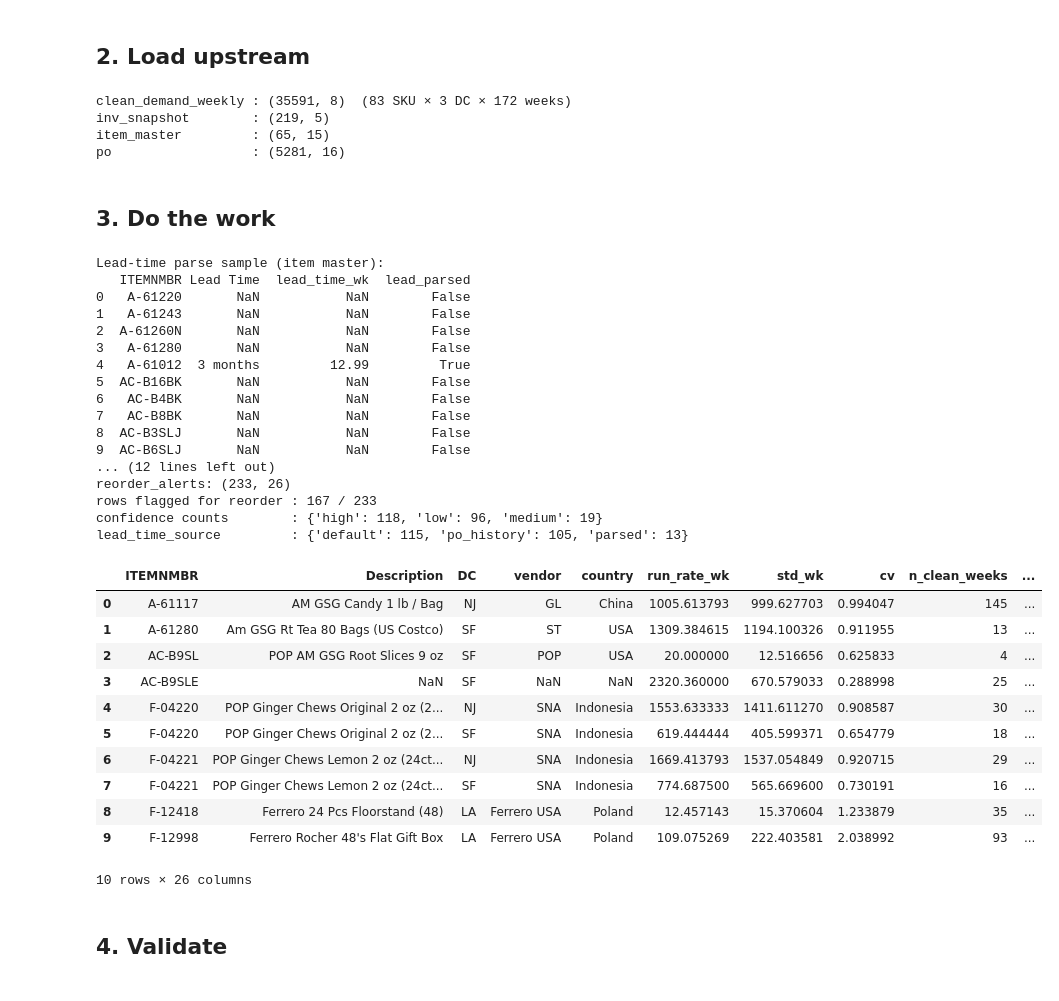
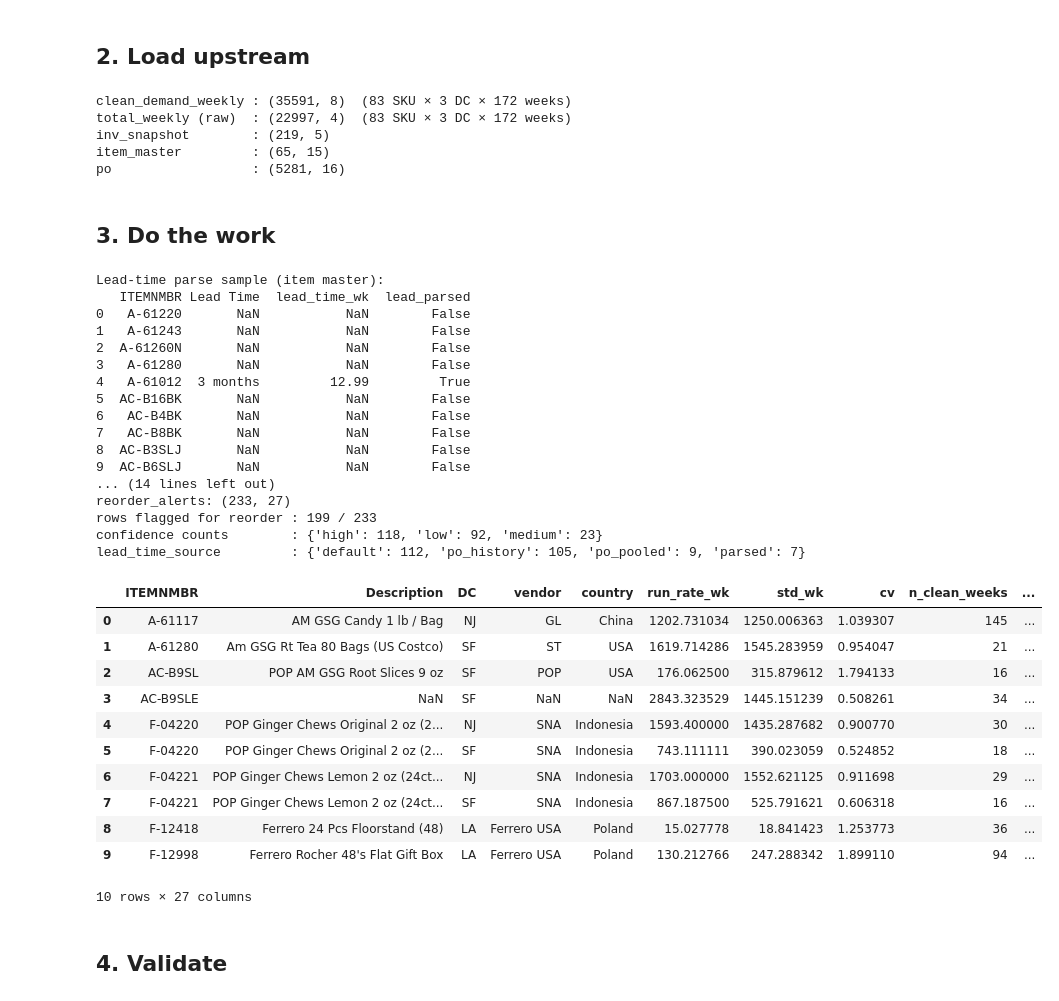
Before and after one commit to binkybarnes/pop_prompt2, a Jupyter notebook: pipeline/09_reorder_alerts.ipynb, the cells around one changed output. Saved outputs shown, nothing was run; the diff lists cells and outputs as text; code cells hidden in the pictures.

```diff
--- a/pipeline/09_reorder_alerts.ipynb
+++ b/pipeline/09_reorder_alerts.ipynb
@@ -67,14 +67,34 @@ inv    = pd.read_parquet(ART / 'inv_snapshot.parquet')
 im     = pd.read_parquet(ART / 'item_master.parquet')
 po     = pd.read_parquet(ART / 'po.parquet')
 
+# Build TOTAL weekly outflow (raw sales incl. promos + markdowns) for reorder
+# math. Why not clean_demand_weekly: the warehouse drains at total outflow,
+# not cleaned demand. T-32206 SF: clean ≈ 5k/wk but raw ≈ 9k/wk — the gap
+# systematically eats safety stock every lead cycle. Validated in backtest
+# (notebook 10): switching to total_weekly lifts p90 recall 83% → 100% and
+# keeps simulated on-hand above zero. Clean demand stays the input for
+# forecasts / elasticity where we want to exclude known-cause demand spikes.
+sales = pd.read_parquet(ART / 'sales.parquet')
+sales['QTY_BASE']   = sales['QUANTITY_adj'].astype(float) * sales['QTYBSUOM'].fillna(1).astype(float)
+sales['DC']         = sales['LOCNCODE'].astype(str).map(DC_MAP)
+sales               = sales.dropna(subset=['DC'])
+sales['week_start'] = pd.to_datetime(sales['DOCDATE']).dt.to_period('W-SUN').dt.start_time
+total_weekly = (sales.groupby(['ITEMNMBR', 'DC', 'week_start'], as_index=False)['QTY_BASE']
+                     .sum()
+                     .rename(columns={'QTY_BASE': 'qty_base'}))
+
 print(f'clean_demand_weekly : {weekly.shape}  '
       f'({weekly["ITEMNMBR"].nunique()} SKU × {weekly["DC"].nunique()} DC × '
       f'{weekly["week_start"].nunique()} weeks)')
+print(f'total_weekly (raw)  : {total_weekly.shape}  '
+      f'({total_weekly["ITEMNMBR"].nunique()} SKU × {total_weekly["DC"].nunique()} DC × '
+      f'{total_weekly["week_start"].nunique()} weeks)')
 print(f'inv_snapshot        : {inv.shape}')
 print(f'item_master         : {im.shape}')
 print(f'po                  : {po.shape}')
 # %% [output]
 clean_demand_weekly : (35591, 8)  (83 SKU × 3 DC × 172 weeks)
+total_weekly (raw)  : (22997, 4)  (83 SKU × 3 DC × 172 weeks)
 inv_snapshot        : (219, 5)
 item_master         : (65, 15)
 po                  : (5281, 16)
@@ -84,55 +104,57 @@ po                  : (5281, 16)
 # Sanity-peek the upstream lookups that feed the alert builder before we
 # collapse it all into one call. Useful for buyer-facing "where did that
 # come from" questions and for diagnosing low-confidence rows later.
 im_p = prepare_item_master(im)
 print('Lead-time parse sample (item master):')
 print(im_p[['ITEMNMBR', 'Lead Time', 'lead_time_wk', 'lead_parsed']].head(10).to_string())
 print(f'\nparsed ok : {int(im_p["lead_parsed"].sum())} / {len(im_p)}')
 print(f'null      : {int(im_p["Lead Time"].isna().sum())}')
 
-po_lead = compute_lead_time_from_po(po, DC_MAP)
-print(f'\nPO-history lead coverage (≥{MIN_POS_FOR_LEAD} POs): {len(po_lead)} lanes')
-print(po_lead[po_lead['ITEMNMBR'] == 'T-32206'][['ITEMNMBR', 'DC', 'lead_time_days_med', 'n_pos', 'lead_time_wk_po']].to_string())
+po_dc, po_sku = compute_lead_time_from_po(po, DC_MAP)
+print(f'\nPO-history lead coverage (≥{MIN_POS_FOR_LEAD} POs per lane): {len(po_dc)} lanes')
+print(po_dc[po_dc['ITEMNMBR'] == 'T-32206'][['ITEMNMBR', 'DC', 'lead_time_days_med', 'n_pos', 'lead_time_wk_po']].to_string())
+print(f'\nPO-history pooled lead (≥2 POs per SKU across DCs): {len(po_sku)} SKUs')
 
-dc_stats = compute_dc_stats(weekly)
-print(f'\ndc_stats shape : {dc_stats.shape}')
+# Run the alert builder on TOTAL weekly outflow — this is the production feed.
+dc_stats = compute_dc_stats(total_weekly)
+print(f'\ndc_stats (total): {dc_stats.shape}')
 
-alerts = build_reorder_alerts(weekly, inv, im, po=po, dc_map=DC_MAP)
+alerts = build_reorder_alerts(total_weekly, inv, im, po=po, dc_map=DC_MAP)
 print(f'\nreorder_alerts: {alerts.shape}')
 print(f'rows flagged for reorder : {int(alerts["reorder_flag"].sum())} / {len(alerts)}')
 print(f'confidence counts        : {alerts["confidence"].value_counts().to_dict()}')
 print(f'lead_time_source         : {alerts["lead_time_source"].value_counts().to_dict()}')
 alerts.head(10)
 # %% [output]
 Lead-time parse sample (item master):
    ITEMNMBR Lead Time  lead_time_wk  lead_parsed
 0   A-61220       NaN           NaN        False
 1   A-61243       NaN           NaN        False
 2  A-61260N       NaN           NaN        False
 3   A-61280       NaN           NaN        False
 4   A-61012  3 months         12.99         True
 5  AC-B16BK       NaN           NaN        False
 6   AC-B4BK       NaN           NaN        False
 7   AC-B8BK       NaN           NaN        False
 8  AC-B3SLJ       NaN           NaN        False
 9  AC-B6SLJ       NaN           NaN        False
-... (12 lines left out)
-reorder_alerts: (233, 26)
-rows flagged for reorder : 167 / 233
-confidence counts        : {'high': 118, 'low': 96, 'medium': 19}
-lead_time_source         : {'default': 115, 'po_history': 105, 'parsed': 13}
+... (14 lines left out)
+reorder_alerts: (233, 27)
+rows flagged for reorder : 199 / 233
+confidence counts        : {'high': 118, 'low': 92, 'medium': 23}
+lead_time_source         : {'default': 112, 'po_history': 105, 'po_pooled': 9, 'parsed': 7}
 |  | ITEMNMBR | Description | DC | vendor | country | run_rate_wk | std_wk | cv | n_clean_weeks | ... |
-| 0 | A-61117 | AM GSG Candy 1 lb / Bag | NJ | GL | China | 1005.613793 | 999.627703 | 0.994047 | 145 | ... |
-| 1 | A-61280 | Am GSG Rt Tea 80 Bags (US Costco) | SF | ST | USA | 1309.384615 | 1194.100326 | 0.911955 | 13 | ... |
-| 2 | AC-B9SL | POP AM GSG Root Slices 9 oz | SF | POP | USA | 20.000000 | 12.516656 | 0.625833 | 4 | ... |
-| 3 | AC-B9SLE | NaN | SF | NaN | NaN | 2320.360000 | 670.579033 | 0.288998 | 25 | ... |
-| 4 | F-04220 | POP Ginger Chews Original 2 oz (2... | NJ | SNA | Indonesia | 1553.633333 | 1411.611270 | 0.908587 | 30 | ... |
-| 5 | F-04220 | POP Ginger Chews Original 2 oz (2... | SF | SNA | Indonesia | 619.444444 | 405.599371 | 0.654779 | 18 | ... |
-| 6 | F-04221 | POP Ginger Chews Lemon 2 oz (24ct... | NJ | SNA | Indonesia | 1669.413793 | 1537.054849 | 0.920715 | 29 | ... |
-| 7 | F-04221 | POP Ginger Chews Lemon 2 oz (24ct... | SF | SNA | Indonesia | 774.687500 | 565.669600 | 0.730191 | 16 | ... |
-| 8 | F-12418 | Ferrero 24 Pcs Floorstand (48) | LA | Ferrero USA | Poland | 12.457143 | 15.370604 | 1.233879 | 35 | ... |
-| 9 | F-12998 | Ferrero Rocher 48's Flat Gift Box | LA | Ferrero USA | Poland | 109.075269 | 222.403581 | 2.038992 | 93 | ... |
+| 0 | A-61117 | AM GSG Candy 1 lb / Bag | NJ | GL | China | 1202.731034 | 1250.006363 | 1.039307 | 145 | ... |
+| 1 | A-61280 | Am GSG Rt Tea 80 Bags (US Costco) | SF | ST | USA | 1619.714286 | 1545.283959 | 0.954047 | 21 | ... |
+| 2 | AC-B9SL | POP AM GSG Root Slices 9 oz | SF | POP | USA | 176.062500 | 315.879612 | 1.794133 | 16 | ... |
+| 3 | AC-B9SLE | NaN | SF | NaN | NaN | 2843.323529 | 1445.151239 | 0.508261 | 34 | ... |
+| 4 | F-04220 | POP Ginger Chews Original 2 oz (2... | NJ | SNA | Indonesia | 1593.400000 | 1435.287682 | 0.900770 | 30 | ... |
+| 5 | F-04220 | POP Ginger Chews Original 2 oz (2... | SF | SNA | Indonesia | 743.111111 | 390.023059 | 0.524852 | 18 | ... |
+| 6 | F-04221 | POP Ginger Chews Lemon 2 oz (24ct... | NJ | SNA | Indonesia | 1703.000000 | 1552.621125 | 0.911698 | 29 | ... |
+| 7 | F-04221 | POP Ginger Chews Lemon 2 oz (24ct... | SF | SNA | Indonesia | 867.187500 | 525.791621 | 0.606318 | 16 | ... |
+| 8 | F-12418 | Ferrero 24 Pcs Floorstand (48) | LA | Ferrero USA | Poland | 15.027778 | 18.841423 | 1.253773 | 36 | ... |
+| 9 | F-12998 | Ferrero Rocher 48's Flat Gift Box | LA | Ferrero USA | Poland | 130.212766 | 247.288342 | 1.899110 | 94 | ... |
-10 rows × 26 columns
+10 rows × 27 columns
 # %% [markdown]
 ## 4. Validate
 # %%
```
Also changed, not shown: parts of 2 cells of this notebook, 2 other files.
